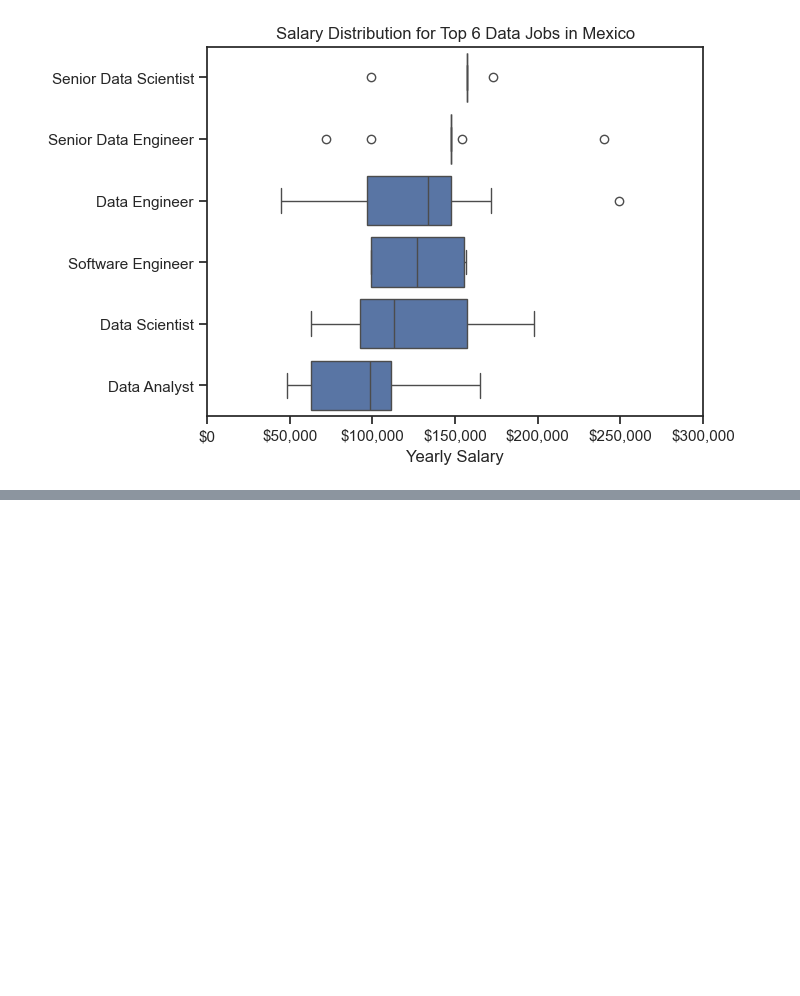
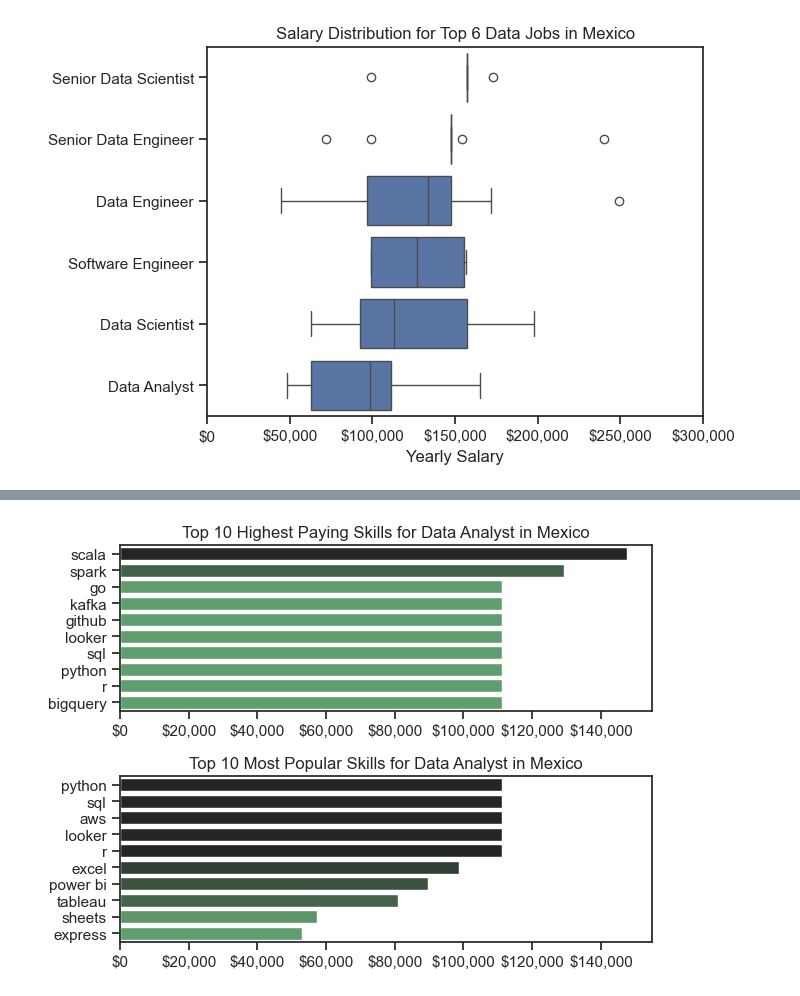
Before and after one commit to bluunna/Python_Job_Analysis, a Jupyter notebook: Project/4_Salary_Analysis.ipynb, the cells around one changed output, grey strips where cells are left out. Cells and saved outputs as stored; diff of their text form; code cells hidden in the pictures; blank space fills up the shorter version.

```diff
--- a/Project/4_Salary_Analysis.ipynb
+++ b/Project/4_Salary_Analysis.ipynb
@@ -54,0 +59,7 @@ plt.gca().xaxis.set_major_formatter('${x:,.0f}')
+# %%
+# Drop Na values in salary avg
+df_median = df_median.dropna(subset=['salary_year_avg'])
+# %%
+# Explode the job_skills column to get individual skills
+df_median = df_median.explode('job_skills')
+df_median[['salary_year_avg', 'job_skills']].head(5)
@@ -54,0 +73,4 @@ plt.gca().xaxis.set_major_formatter('${x:,.0f}')
+# %%
+# Top paying skills
+df_top_pay = df_median.groupby('job_skills')['salary_year_avg'].agg(['count', 'median']).sort_values(by='median', ascending=False).head(10)
+df_top_pay
@@ -54,0 +90,5 @@ plt.gca().xaxis.set_major_formatter('${x:,.0f}')
+# %%
+# Most popular skills
+df_top_skills = df_median.groupby('job_skills')['salary_year_avg'].agg(['count', 'median']).sort_values(by='count', ascending=False).head(10)
+df_top_skills = df_top_skills.sort_values(by='median', ascending=False)
+df_top_skills
@@ -54,0 +108,26 @@ plt.gca().xaxis.set_major_formatter('${x:,.0f}')
+# %%
+fig, ax = plt.subplots(2,1)
+
+sns.set_theme(style='ticks')
+
+# Top 10 highest paying skills
+sns.barplot(data=df_top_pay, x='median', y=df_top_pay.index, ax=ax[0], hue='median', palette='dark:g_r')
+ax[0].set_title('Top 10 Highest Paying Skills for Data Analyst in Mexico')
+ax[0].set_xlabel('')
+ax[0].set_ylabel('')
+ax[0].xaxis.set_major_formatter('${x:,.0f}')
+ax[0].legend().remove()
+
+# Top 10 most popular skills
+sns.barplot(data=df_top_skills, x='median', y=df_top_skills.index, ax=ax[1], hue='median', palette='dark:g_r')
+ax[1].set_title('Top 10 Most Popular Skills for Data Analyst in Mexico')
+ax[1].set_xlabel('')
+ax[1].set_ylabel('')
+ax[1].xaxis.set_major_formatter('${x:,.0f}')
+ax[1].set_xlim(0, ax[0].get_xlim()[1])
+ax[1].legend().remove()
+
+plt.tight_layout()
+plt.show()
+# %% [output]
+[figure, added]
```
Also changed, not shown: parts of 5 cells of this notebook, 2 other files.
